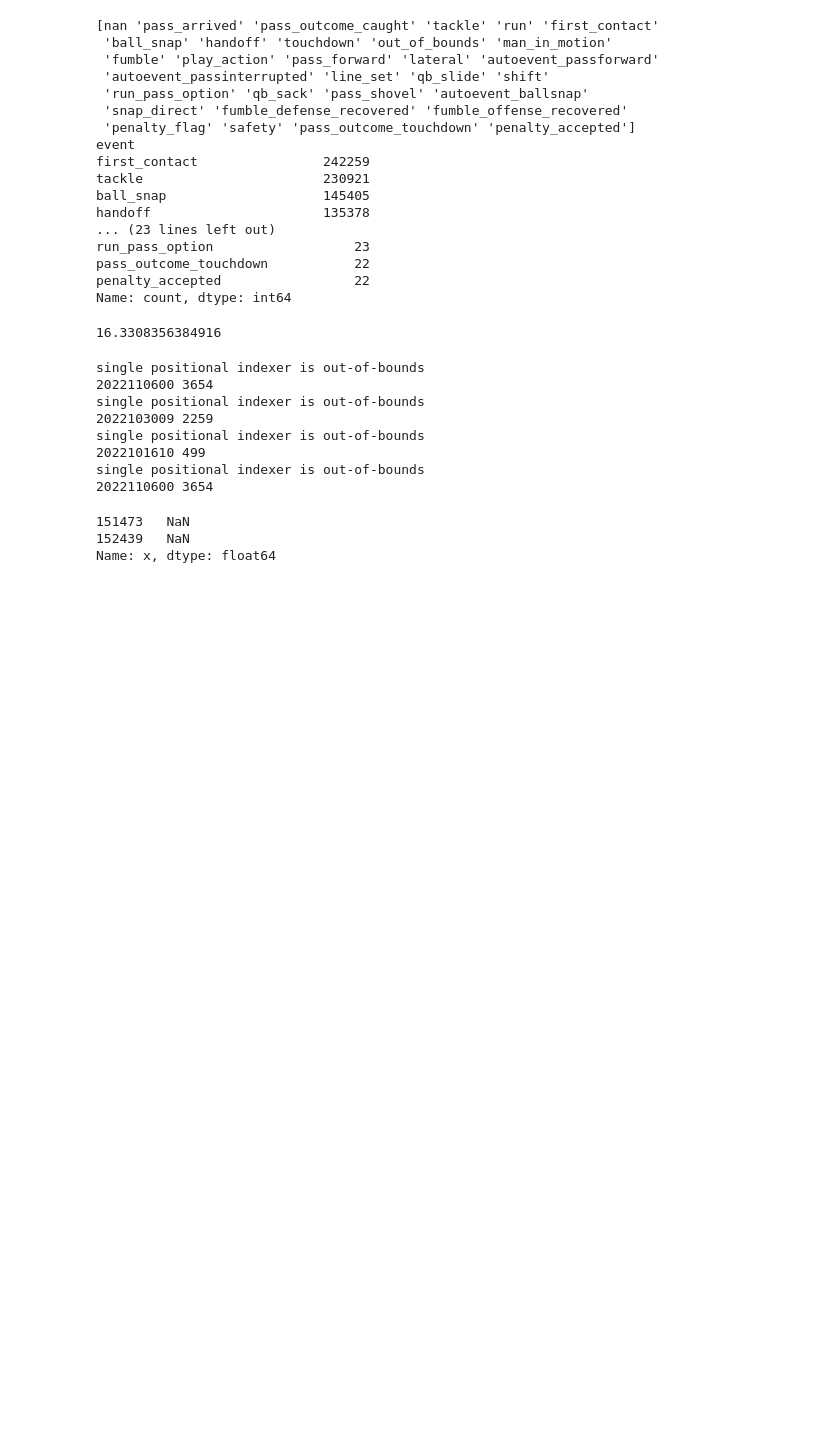
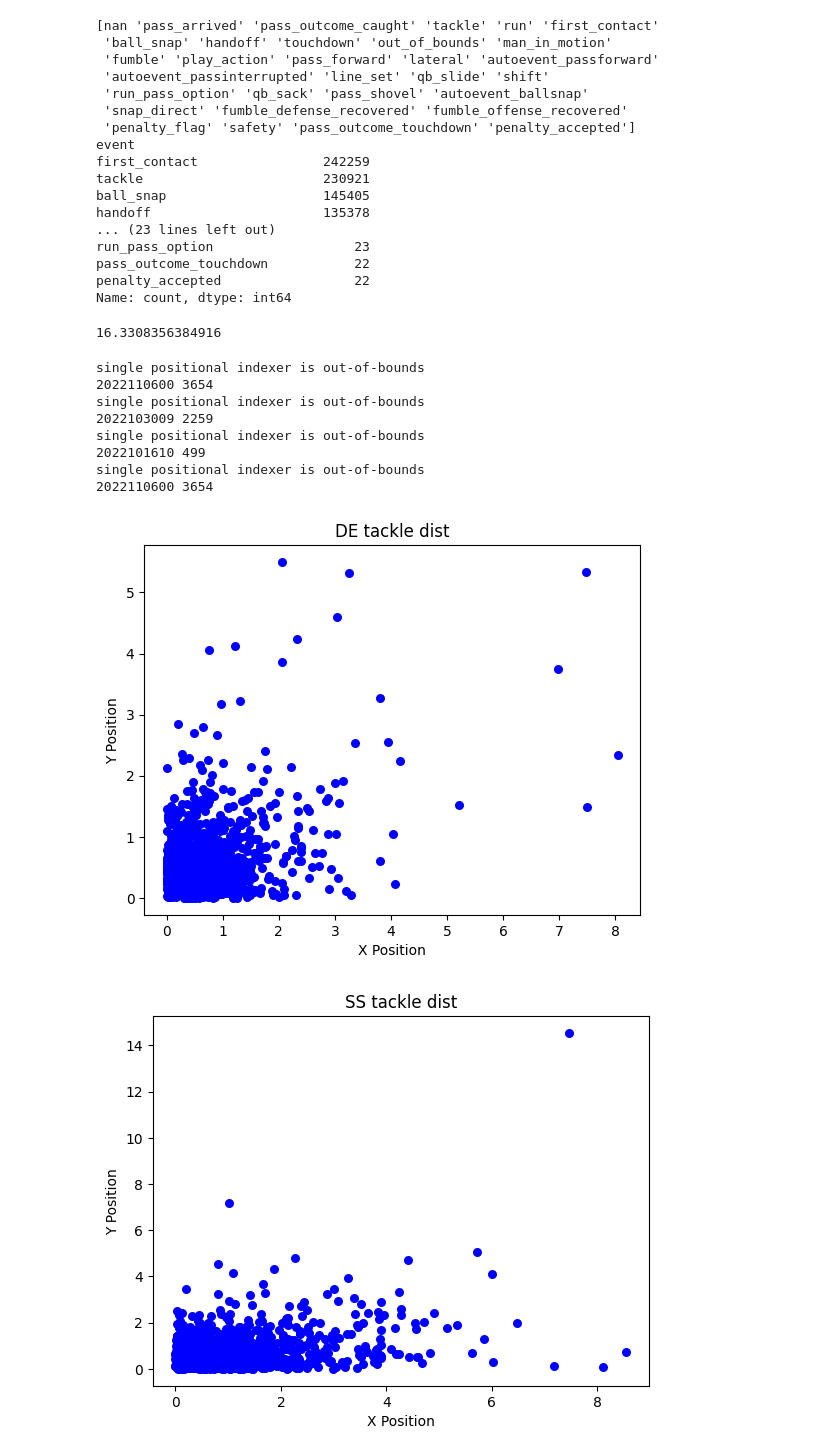
Before and after one commit to ashrithanumala/nfldatabowl2024, a Jupyter notebook: codemonkeynfl.ipynb, the cells around one changed output. Cells and saved outputs as stored; diff of their text form; code cells hidden in the pictures; blank space fills up the shorter version.

Commit message:
stdev plotting

```diff
--- a/codemonkeynfl.ipynb
+++ b/codemonkeynfl.ipynb
@@ -327,11 +328,8 @@ for index, row in tackles_for_stdev.iterrows():
     curr_frame = all_weeks[(all_weeks['gameId'] == game_id) & (all_weeks['playId'] == play_id)]
     curr_frame = curr_frame[(curr_frame['event'] == 'tackle') | (curr_frame['event'] == 'out_of_bounds') |
                             (curr_frame['event'] == 'fumble') | (curr_frame['event'] == 'qb_slide') | (curr_frame['event'] == 'safety')]
-    try:
-        x_dist = abs(curr_frame[curr_frame['nflId'] == tackler_id]['x'].iloc[0] - curr_frame[curr_frame['nflId'] == ball_carrier_id]['x'].iloc[0])
-        y_dist = abs(curr_frame[curr_frame['nflId'] == tackler_id]['y'].iloc[0] - curr_frame[curr_frame['nflId'] == ball_carrier_id]['y'].iloc[0])
-    except Exception as e:
-        continue
+    x_dist = abs(curr_frame[curr_frame['nflId'] == tackler_id]['x'].iloc[0] - curr_frame[curr_frame['nflId'] == ball_carrier_id]['x'].iloc[0])
+    y_dist = abs(curr_frame[curr_frame['nflId'] == tackler_id]['y'].iloc[0] - curr_frame[curr_frame['nflId'] == ball_carrier_id]['y'].iloc[0])
     pos = players[players['nflId'] == tackler_id]['position'].iloc[0]
     defensive_distances_at_tackle[pos][0].append(x_dist)
     defensive_distances_at_tackle[pos][1].append(y_dist)
@@ -344,9 +342,14 @@ single positional indexer is out-of-bounds
 2022101610 499
 single positional indexer is out-of-bounds
 2022110600 3654
-# %%
-print(defensive_distances_at_tackle['DE'][0][0])
-# %% [output]
-151473   NaN
-152439   NaN
-Name: x, dtype: float64
+# %%
+for pos, (x_dists, y_dists) in defensive_distances_at_tackle.items():
+    plt.scatter(x_dists, y_dists, color='blue', marker='o', s=30)
+    plt.xlabel('X Position')
+    plt.ylabel('Y Position')
+    plt.title(f'{pos} tackle dist')
+    plt.show()
+# pprint(defensive_distances_at_tackle)
+# %% [output]
+[figure, added]
+[figure, added]
```
Also changed, not shown: parts of 3 cells of this notebook.
